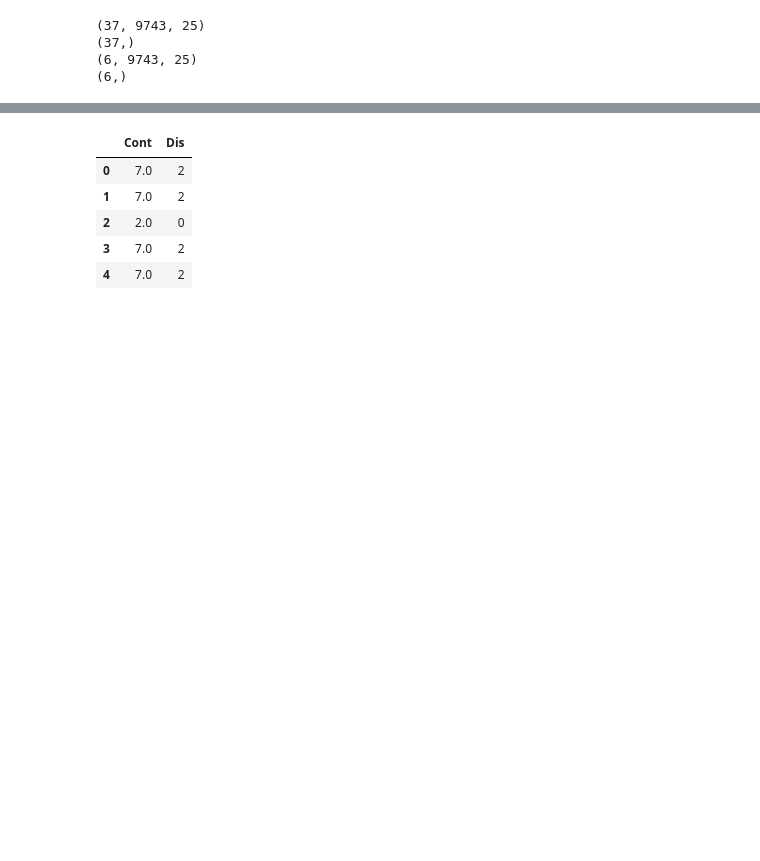
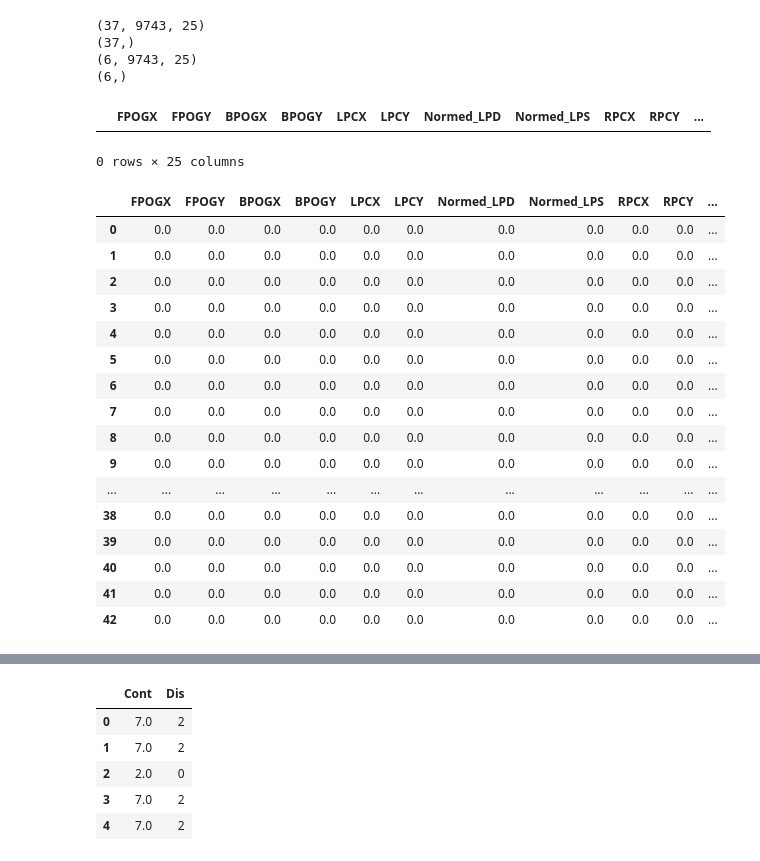
Before and after one commit to zandvakiliramin/Biometric_Peoject, a Jupyter notebook: Analysis_V4_DumbTo_Analysis.ipynb, the cells around one changed output, grey strips where cells are left out. Saved outputs shown, nothing was run; the diff lists cells and outputs as text; code cells hidden in the pictures; blank space fills up the shorter version.

```diff
--- a/Analysis_V4_DumbTo_Analysis.ipynb
+++ b/Analysis_V4_DumbTo_Analysis.ipynb
@@ -276,3 +315,37 @@ print(y_valid.shape)
 (37,)
 (6, 9743, 25)
 (6,)
+# %%
+nan_count_df = pd.DataFrame(columns = related_features[1:])
+# %%
+nan_count_df
+# %% [output]
+|  | FPOGX | FPOGY | BPOGX | BPOGY | LPCX | LPCY | Normed_LPD | Normed_LPS | RPCX | RPCY | ... |
+0 rows × 25 columns
+# %%
+for i in range(x.shape[0]):
+    nan_count_df.loc[len(nan_count_df)] = sum(np.isnan(x[i]), 0)
+# %%
+df_nan_ratio = (nan_count_df[['FPOGX', 'FPOGY', 'BPOGX', 'BPOGY',
+       'LPCX', 'LPCY', 'Normed_LPD', 'Normed_LPS', 'RPCX', 'RPCY', 'Normed_RPD', 'Normed_RPS',
+       'LPUPILD', 'RPUPILD']]/cut_off)
+# %%
+np.round(df_nan_ratio, decimals = 1)
+# %% [output]
+|  | FPOGX | FPOGY | BPOGX | BPOGY | LPCX | LPCY | Normed_LPD | Normed_LPS | RPCX | RPCY | ... |
+| 0 | 0.0 | 0.0 | 0.0 | 0.0 | 0.0 | 0.0 | 0.0 | 0.0 | 0.0 | 0.0 | ... |
+| 1 | 0.0 | 0.0 | 0.0 | 0.0 | 0.0 | 0.0 | 0.0 | 0.0 | 0.0 | 0.0 | ... |
+| 2 | 0.0 | 0.0 | 0.0 | 0.0 | 0.0 | 0.0 | 0.0 | 0.0 | 0.0 | 0.0 | ... |
+| 3 | 0.0 | 0.0 | 0.0 | 0.0 | 0.0 | 0.0 | 0.0 | 0.0 | 0.0 | 0.0 | ... |
+| 4 | 0.0 | 0.0 | 0.0 | 0.0 | 0.0 | 0.0 | 0.0 | 0.0 | 0.0 | 0.0 | ... |
+| 5 | 0.0 | 0.0 | 0.0 | 0.0 | 0.0 | 0.0 | 0.0 | 0.0 | 0.0 | 0.0 | ... |
+| 6 | 0.0 | 0.0 | 0.0 | 0.0 | 0.0 | 0.0 | 0.0 | 0.0 | 0.0 | 0.0 | ... |
+| 7 | 0.0 | 0.0 | 0.0 | 0.0 | 0.0 | 0.0 | 0.0 | 0.0 | 0.0 | 0.0 | ... |
+| 8 | 0.0 | 0.0 | 0.0 | 0.0 | 0.0 | 0.0 | 0.0 | 0.0 | 0.0 | 0.0 | ... |
+| 9 | 0.0 | 0.0 | 0.0 | 0.0 | 0.0 | 0.0 | 0.0 | 0.0 | 0.0 | 0.0 | ... |
+| ... | ... | ... | ... | ... | ... | ... | ... | ... | ... | ... | ... |
+| 38 | 0.0 | 0.0 | 0.0 | 0.0 | 0.0 | 0.0 | 0.0 | 0.0 | 0.0 | 0.0 | ... |
+| 39 | 0.0 | 0.0 | 0.0 | 0.0 | 0.0 | 0.0 | 0.0 | 0.0 | 0.0 | 0.0 | ... |
+| 40 | 0.0 | 0.0 | 0.0 | 0.0 | 0.0 | 0.0 | 0.0 | 0.0 | 0.0 | 0.0 | ... |
+| 41 | 0.0 | 0.0 | 0.0 | 0.0 | 0.0 | 0.0 | 0.0 | 0.0 | 0.0 | 0.0 | ... |
+| 42 | 0.0 | 0.0 | 0.0 | 0.0 | 0.0 | 0.0 | 0.0 | 0.0 | 0.0 | 0.0 | ... |
```
Also changed, not shown: parts of 18 cells of this notebook.
